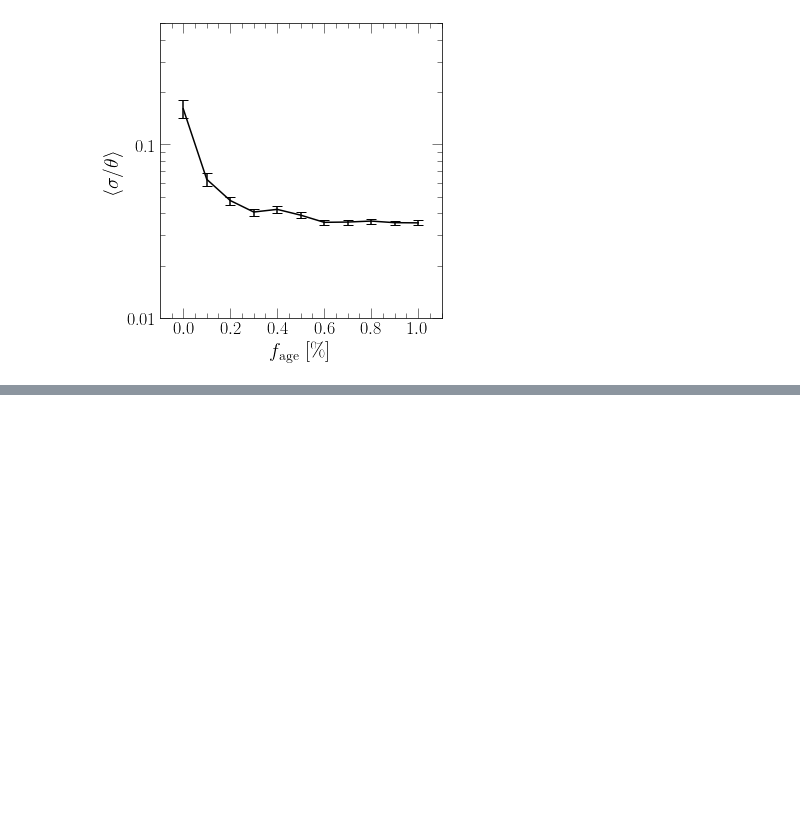
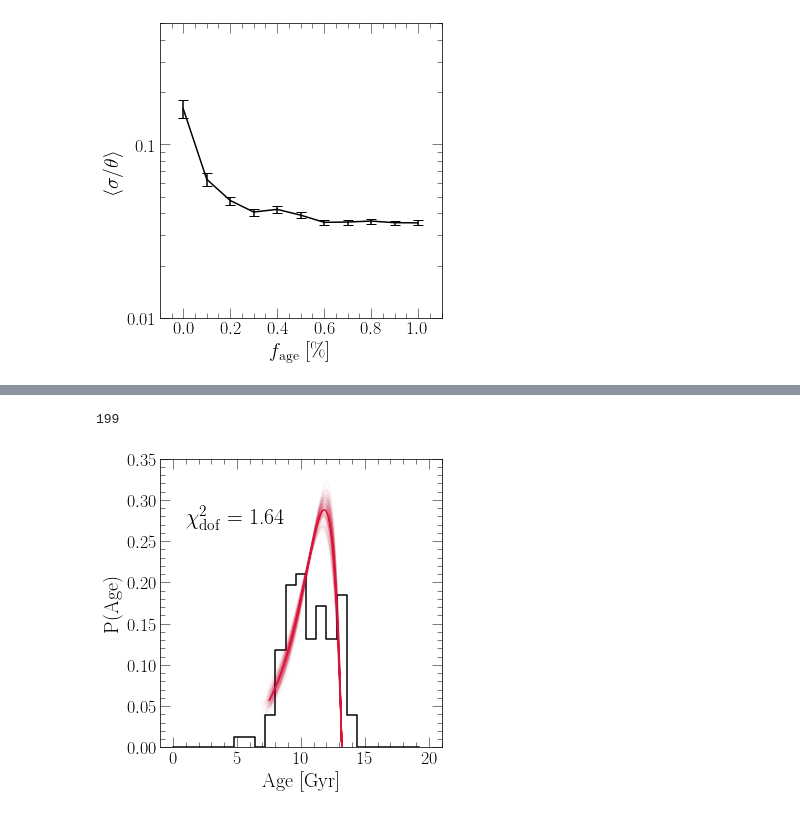
Before and after one commit to giganano/h3halo, a Jupyter notebook: notebooks/paperplots.ipynb, the cells around one changed output, grey strips where cells are left out. Saved outputs shown, nothing was run; the diff lists cells and outputs as text; code cells hidden in the pictures; blank space fills up the shorter version.

```diff
--- a/notebooks/paperplots.ipynb
+++ b/notebooks/paperplots.ipynb
@@ -762,0 +1219,71 @@ plt.show()
+# %%
+fig = plt.figure()
+ax = fig.add_subplot(111)
+ax.set_xlabel("Age [Gyr]")
+ax.set_ylabel("P(Age)")
+ax.set_xlim([-1, 21])
+ax.set_ylim([0, 0.35])
+# ax.set_yticks([0, 0.05, 0.1, 0.15, 0.2])
+
+kwargs = {
+    "bins": 25,
+    "range": [0, 20],
+    "density": True
+}
+age_dist, age_bins = np.histogram(gse["age"], **kwargs)
+ax.step(age_bins[:-1], age_dist, where = "post", c = named_colors()["black"])
+
+with vice.output("./bestfit") as bfout:
+    diff = 13.2 - bfout.history["time"][-1]
+    xvals = [_ + diff for _ in bfout.history["lookback"]]
+    norm = sum(bfout.history["sfr"]) * (bfout.history["time"][1] - bfout.history["time"][0])
+    yvals = [_ / norm for _ in bfout.history["sfr"]]
+    ax.plot(xvals, yvals, c = named_colors()["crimson"])
+
+random.seed(a = 0)
+n_subs = 200
+prob = [m.exp(_) for _ in chain["logp"]]
+norm = sum(prob)
+prob = [_ / norm for _ in prob]
+indeces = np.random.choice(list(range(len(prob))), p = prob, size = n_subs)
+kwargs = {
+    "c": named_colors()["crimson"]
+}
+
+with vice.singlezone(name = "sampled") as sz:
+    for i in range(n_subs):
+        sz.elements = ["fe", "o"]
+        sz.func = exponential(timescale = chain["tau_in"][indeces[i]])
+        sz.func.timescale = chain["tau_in"][indeces[i]]
+        sz.mode = "ifr"
+        sz.Mg0 = 0
+        sz.nthreads = 2
+        sz.tau_star = chain["tau_star"][indeces[i]]
+        sz.eta = chain["eta"][indeces[i]]
+        sz.dt = chain["tau_tot"][indeces[i]] / 500
+        vice.yields.ccsne.settings['fe'] = chain["y_fe_cc"][indeces[i]]
+        vice.yields.sneia.settings['fe'] = chain["y_fe_ia"][indeces[i]]
+        out = sz.run(np.linspace(0, chain["tau_tot"][indeces[i]], 501),
+            overwrite = True, capture = True)
+
+        kwargs["alpha"] = 0.02
+        diff = 13.2 - out.history["time"][-1]
+        xvals = [_ + diff for _ in out.history["lookback"]]
+        norm = sum(out.history["sfr"]) * (out.history["time"][1] - out.history["time"][0])
+        yvals = [_ / norm for _ in out.history["sfr"]]
+        ax.plot(xvals, yvals, **kwargs)
+
+        sys.stdout.write("\r%d" % (i))
+sys.stdout.write("\n")
+
+ax.text(1, 0.27, r"$\chi_\text{dof}^2$ = 1.64", fontsize = 22)
+
+plt.tight_layout()
+for ext in ["pdf", "jpeg"]:
+    kwargs = {}
+    if ext == "jpeg": kwargs["dpi"] = 200
+    plt.savefig("../paper/gsefit_agedist.%s" % (ext), **kwargs)
+plt.show()
+# %% [output]
+199
+[figure, added]
```
Also changed, not shown: parts of 7 cells of this notebook, 8 other files.
